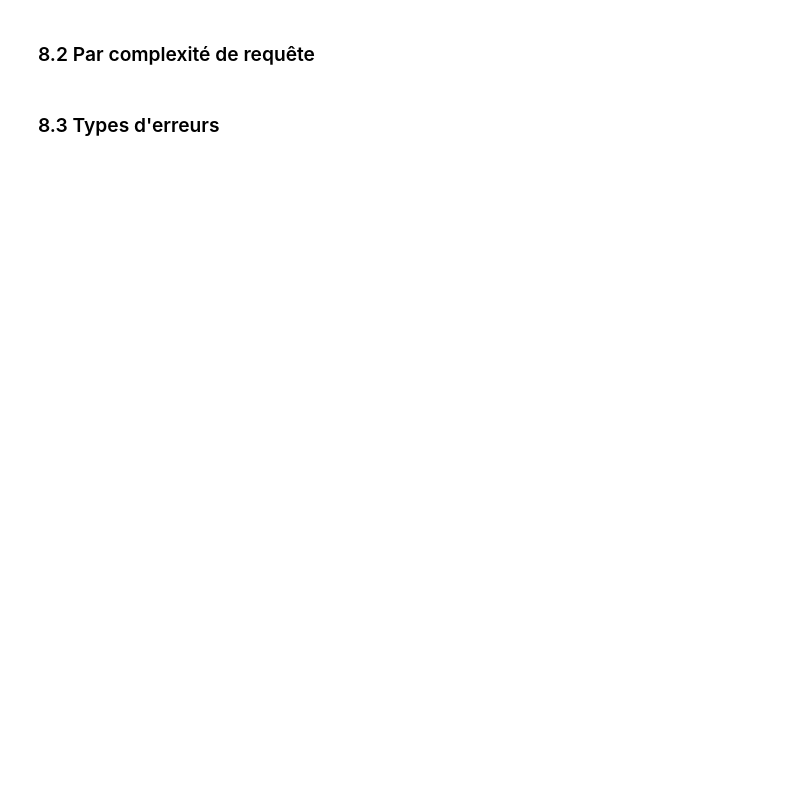
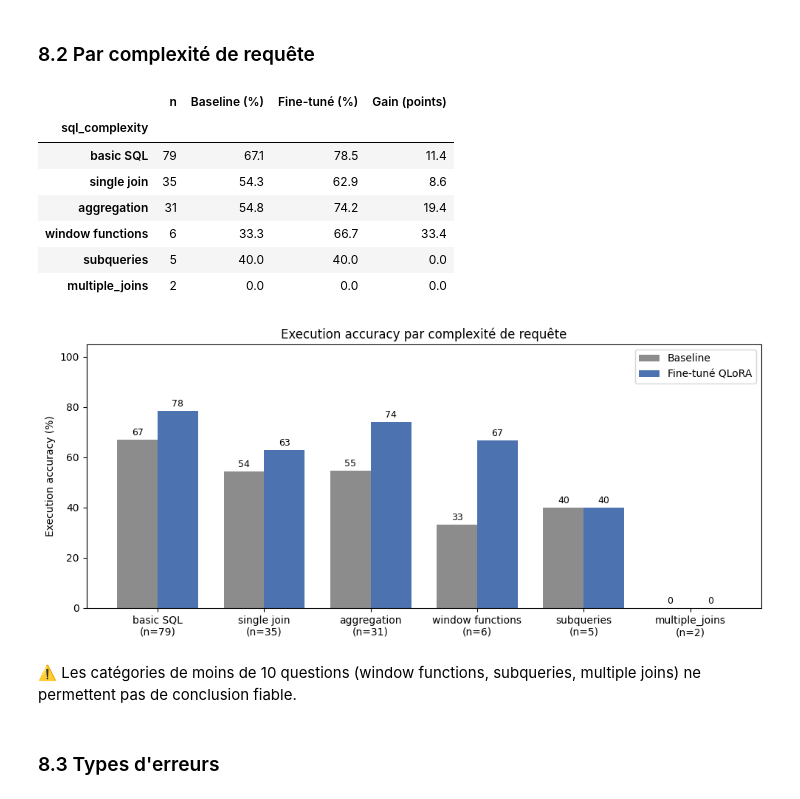
Before and after one commit to eya-bouhmida/finance-text2sql-lora, a Jupyter notebook: projet_final.ipynb, the cells around one changed output. Drawn from its saved outputs; the diff is of its cells as text; code cells hidden in the pictures; blank space fills up the shorter version.

```diff
--- a/projet_final.ipynb
+++ b/projet_final.ipynb
@@ -61,12 +0,0 @@ RELANCER_ENTRAINEMENT = False
-# %%
-import gc, json, struct, time, warnings
-import torch
-import numpy as np
-import pandas as pd
-import matplotlib.pyplot as plt
-from src import data as D, model as M, evaluate as E, train as T, viz as V
-
-warnings.filterwarnings("ignore")
-V.setup_style()
-pd.set_option("display.max_colwidth", 120)
-print("GPU :", torch.cuda.get_device_name(0) if torch.cuda.is_available() else "AUCUN (active le GPU T4)")
@@ -318,0 +71,10 @@ V.styled(transitions, caption=f"Questions corrigées : {c} · cassées : {b} ·
+# %%
+import gc, json, time
+import torch
+import numpy as np
+import pandas as pd
+import matplotlib.pyplot as plt
+from src import data as D, model as M, evaluate as E, train as T
+
+pd.set_option("display.max_colwidth", 150)
+print("GPU :", torch.cuda.get_device_name(0) if torch.cuda.is_available() else "AUCUN (active le GPU T4)")
@@ -330,3 +374,34 @@ V.plot_by_complexity(by_cx, path=f"{RESULTS_DIR}/accuracy_by_complexity.png")
+# %%
+by_cx = pd.DataFrame({
+    "n": base_res.groupby("sql_complexity").size(),
+    "Baseline (%)": E.summarize_by(base_res)["execution_accuracy"],
+    "Fine-tuné (%)": E.summarize_by(ft_res)["execution_accuracy"],
+}).sort_values("n", ascending=False)
+by_cx["Gain (points)"] = (by_cx["Fine-tuné (%)"] - by_cx["Baseline (%)"]).round(1)
+display(by_cx)
+
+labels = [f"{cx}\n(n={k})" for cx, k in zip(by_cx.index, by_cx["n"])]
+fig, ax = plt.subplots(figsize=(10, 4.5))
+x = np.arange(len(by_cx)); w = 0.38
+b1 = ax.bar(x - w/2, by_cx["Baseline (%)"], w, label="Baseline", color="#8C8C8C")
+b2 = ax.bar(x + w/2, by_cx["Fine-tuné (%)"], w, label="Fine-tuné QLoRA", color="#4C72B0")
+ax.bar_label(b1, fmt="%.0f", padding=2, fontsize=9); ax.bar_label(b2, fmt="%.0f", padding=2, fontsize=9)
+ax.set_xticks(x, labels); ax.set_ylim(0, 105); ax.set_ylabel("Execution accuracy (%)")
+ax.set_title("Execution accuracy par complexité de requête"); ax.legend(); plt.tight_layout()
+plt.savefig(f"{RESULTS_DIR}/accuracy_by_complexity.png", dpi=150)
+plt.show()
+# %% [output]
+|  | n | Baseline (%) | Fine-tuné (%) | Gain (points) |
+| sql_complexity |  |  |  |  |
+| basic SQL | 79 | 67.1 | 78.5 | 11.4 |
+| single join | 35 | 54.3 | 62.9 | 8.6 |
+| aggregation | 31 | 54.8 | 74.2 | 19.4 |
+| window functions | 6 | 33.3 | 66.7 | 33.4 |
+| subqueries | 5 | 40.0 | 40.0 | 0.0 |
+| multiple_joins | 2 | 0.0 | 0.0 | 0.0 |
+[figure, added]
+# %% [markdown]
+⚠️ Les catégories de moins de 10 questions (window functions, subqueries, multiple joins) ne permettent pas de conclusion fiable.
 # %% [markdown]
 ### 8.3 Types d'erreurs
 # %%
```
Also changed, not shown: parts of 70 cells of this notebook.
